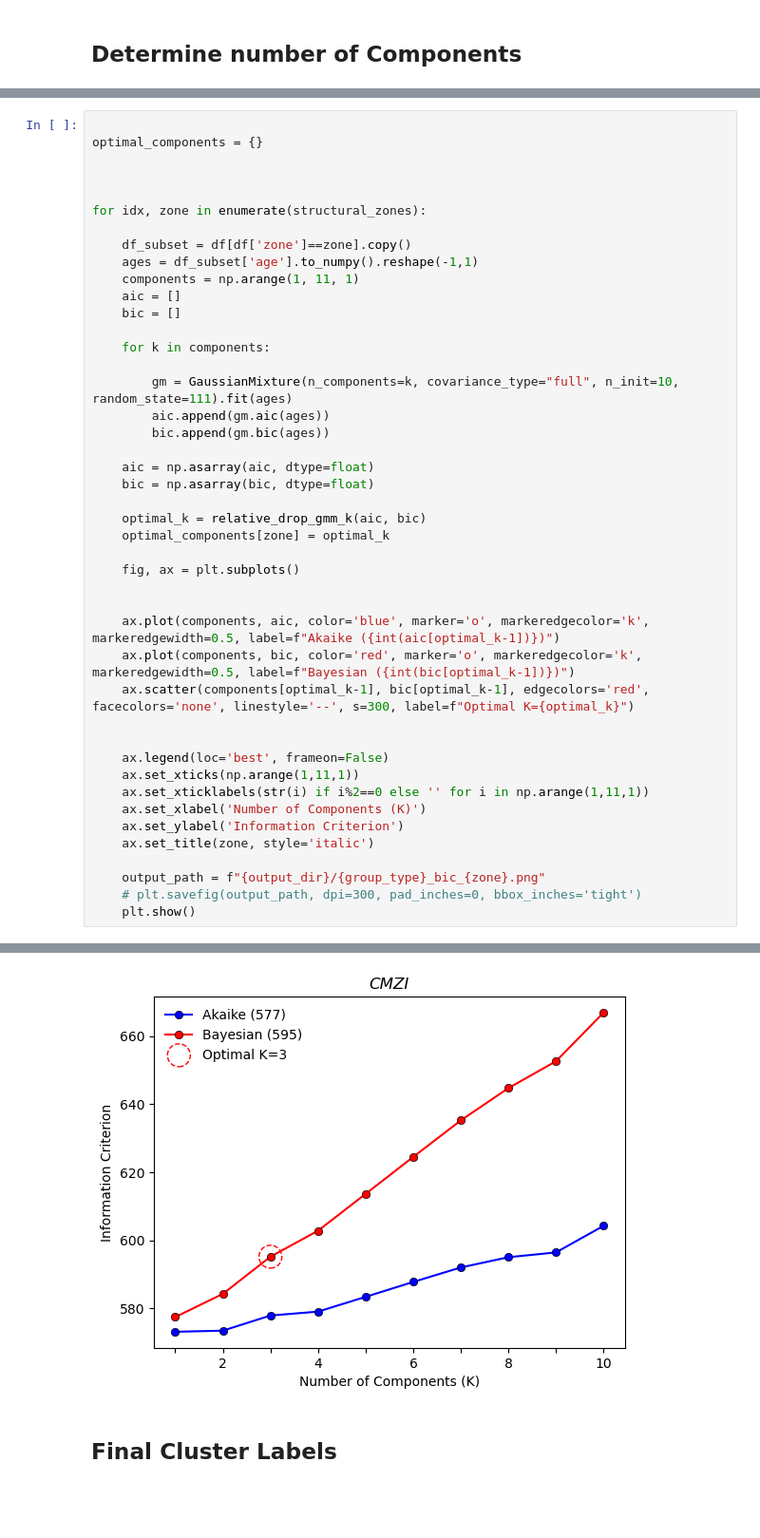
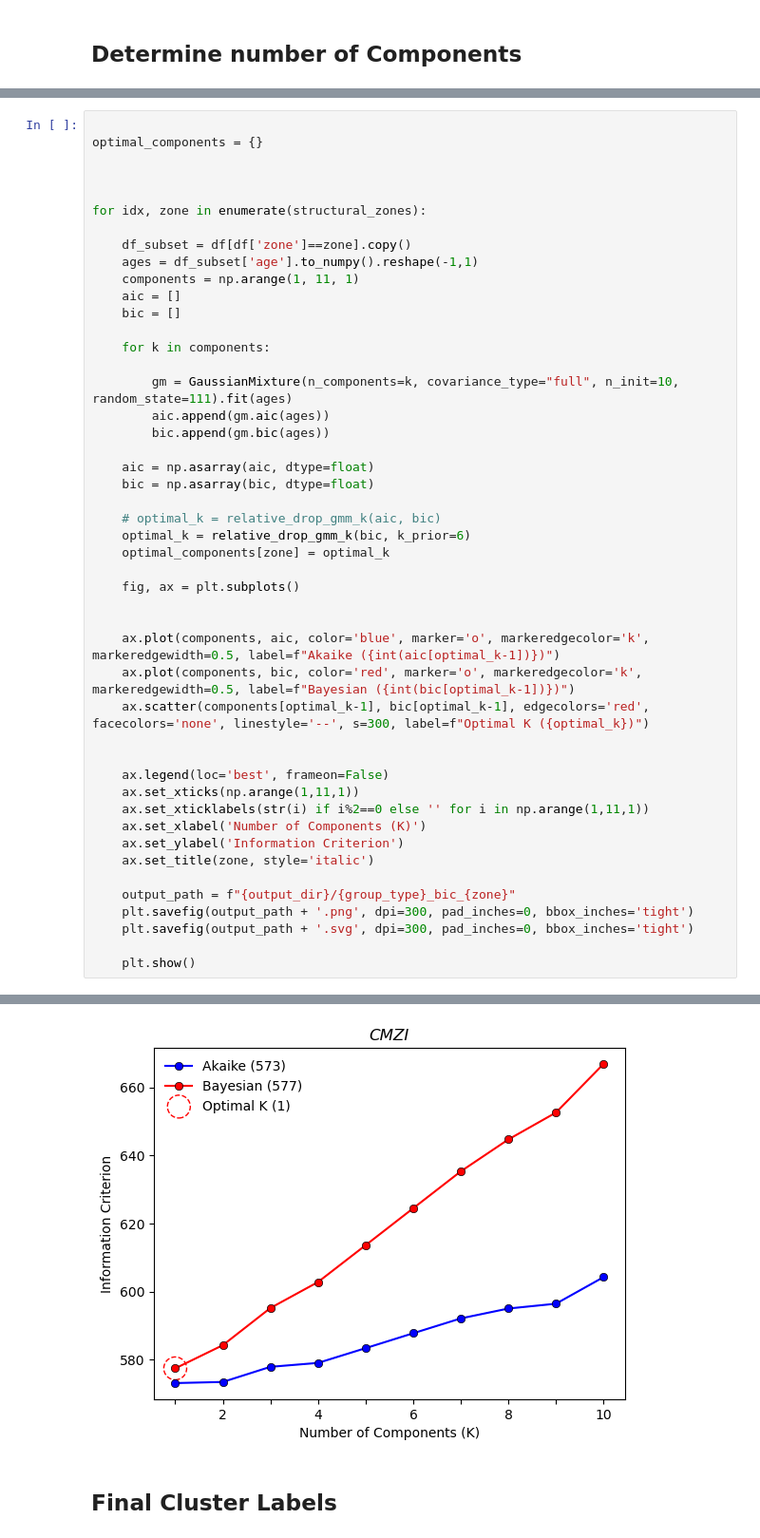
Before and after one commit to masseygeo/monazite-age-clustering, a Jupyter notebook: code/gmm.ipynb, the cells around one changed output, grey strips where cells are left out. Shown at 95% size. Cells and saved outputs as stored; diff of their text form; blank space fills up the shorter version.

```diff
--- a/code/gmm.ipynb
+++ b/code/gmm.ipynb
@@ -195,38 +178,41 @@ for idx, zone in enumerate(structural_zones):
     for k in components:
 
         gm = GaussianMixture(n_components=k, covariance_type="full", n_init=10, random_state=111).fit(ages)
         aic.append(gm.aic(ages))
         bic.append(gm.bic(ages))
 
     aic = np.asarray(aic, dtype=float)
     bic = np.asarray(bic, dtype=float)
 
-    optimal_k = relative_drop_gmm_k(aic, bic)
+    # optimal_k = relative_drop_gmm_k(aic, bic)
+    optimal_k = relative_drop_gmm_k(bic, k_prior=6)
     optimal_components[zone] = optimal_k
 
     fig, ax = plt.subplots()
 
 
     ax.plot(components, aic, color='blue', marker='o', markeredgecolor='k', markeredgewidth=0.5, label=f"Akaike ({int(aic[optimal_k-1])})")
     ax.plot(components, bic, color='red', marker='o', markeredgecolor='k', markeredgewidth=0.5, label=f"Bayesian ({int(bic[optimal_k-1])})")
-    ax.scatter(components[optimal_k-1], bic[optimal_k-1], edgecolors='red', facecolors='none', linestyle='--', s=300, label=f"Optimal K={optimal_k}")
+    ax.scatter(components[optimal_k-1], bic[optimal_k-1], edgecolors='red', facecolors='none', linestyle='--', s=300, label=f"Optimal K ({optimal_k})")
 
 
     ax.legend(loc='best', frameon=False)
     ax.set_xticks(np.arange(1,11,1))
     ax.set_xticklabels(str(i) if i%2==0 else '' for i in np.arange(1,11,1))
     ax.set_xlabel('Number of Components (K)')
     ax.set_ylabel('Information Criterion')
     ax.set_title(zone, style='italic')
 
-    output_path = f"{output_dir}/{group_type}_bic_{zone}.png"
-    # plt.savefig(output_path, dpi=300, pad_inches=0, bbox_inches='tight')
+    output_path = f"{output_dir}/{group_type}_bic_{zone}"
+    plt.savefig(output_path + '.png', dpi=300, pad_inches=0, bbox_inches='tight')
+    plt.savefig(output_path + '.svg', dpi=300, pad_inches=0, bbox_inches='tight')
+
     plt.show()
 # %% [output]
 [figure]
 [figure]
 [figure]
-[figure, old version]
+[figure, new version]
 # %% [markdown]
 ## Final Cluster Labels
 # %%
```
Also changed, not shown: parts of 3 cells of this notebook, 26 other files.
